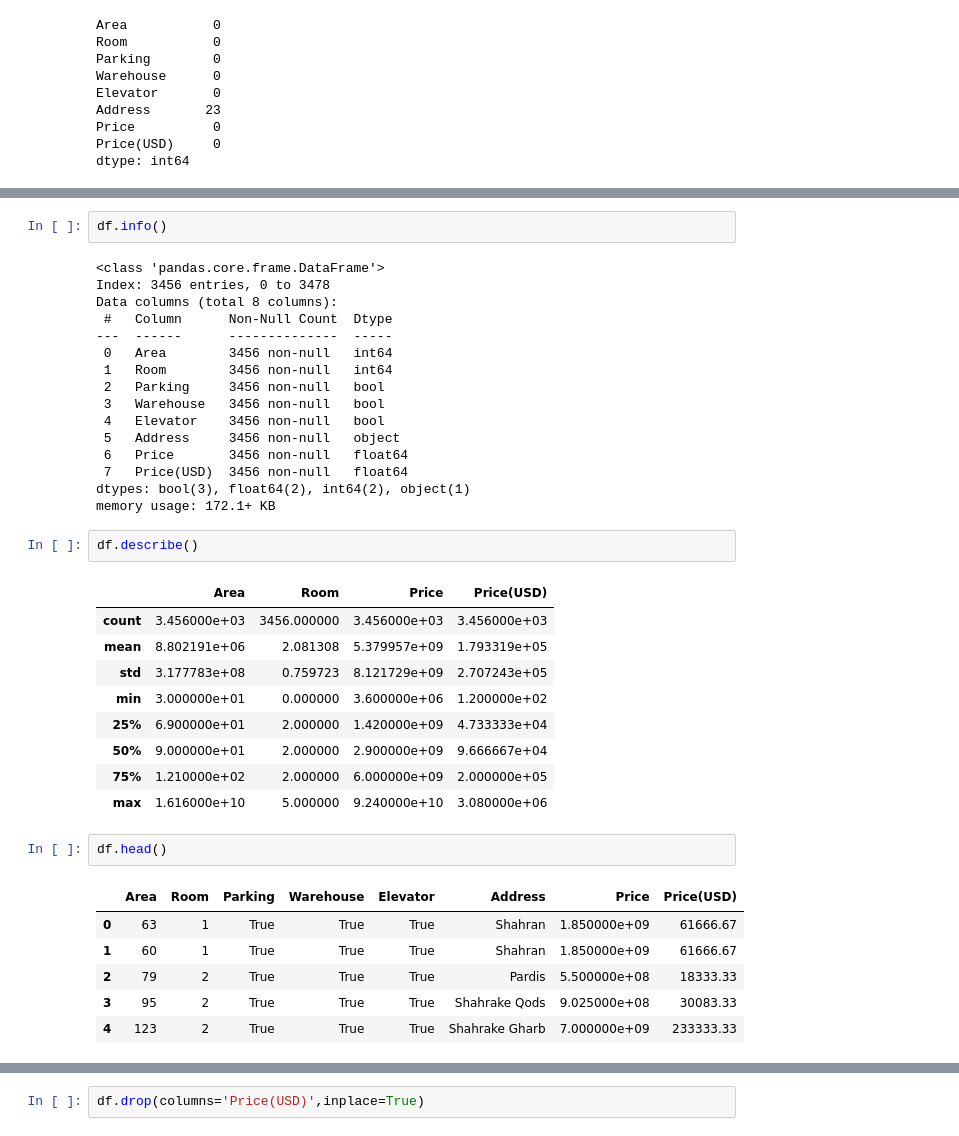
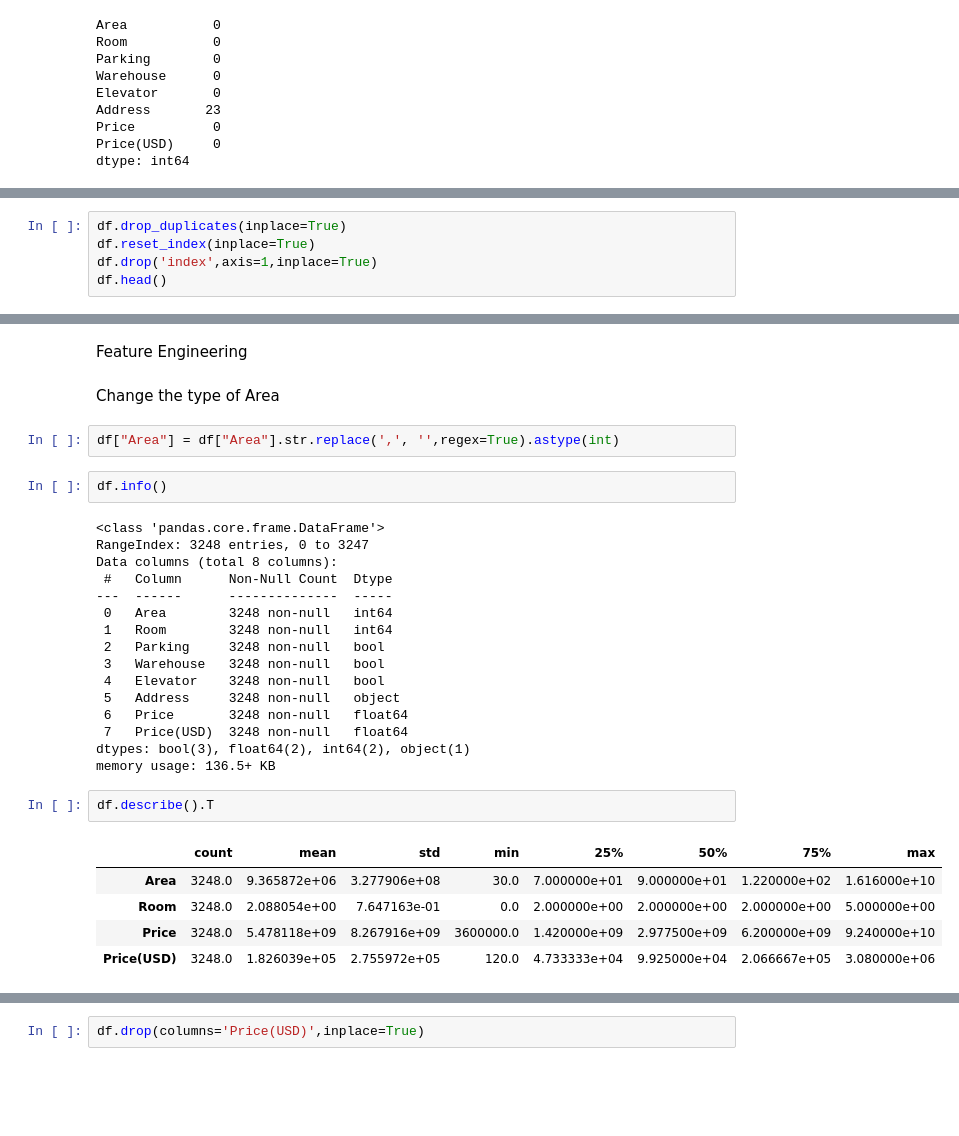
Before and after one commit to sajjadkhazaei/house-prices-in-tehran, a Jupyter notebook: house prices.ipynb, the cells around one changed output, grey strips where cells are left out. Saved outputs shown, nothing was run; the diff lists cells and outputs as text; blank space fills up the shorter version.

```diff
--- a/house prices.ipynb
+++ b/house prices.ipynb
@@ -59,0 +88,5 @@ df.dropna(inplace=True)
+# %%
+df.drop_duplicates(inplace=True)
+df.reset_index(inplace=True)
+df.drop('index',axis=1,inplace=True)
+df.head()
@@ -60,39 +118,32 @@ df.dropna(inplace=True)
+# %% [markdown]
+Feature Engineering
+# %% [markdown]
+Change the type of Area
+# %%
+df["Area"] = df["Area"].str.replace(',', '',regex=True).astype(int)
 # %%
 df.info()
 # %% [output]
 <class 'pandas.core.frame.DataFrame'>
-Index: 3456 entries, 0 to 3478
+RangeIndex: 3248 entries, 0 to 3247
 Data columns (total 8 columns):
  #   Column      Non-Null Count  Dtype
 ---  ------      --------------  -----
- 0   Area        3456 non-null   int64
- 1   Room        3456 non-null   int64
- 2   Parking     3456 non-null   bool
- 3   Warehouse   3456 non-null   bool
- 4   Elevator    3456 non-null   bool
- 5   Address     3456 non-null   object
- 6   Price       3456 non-null   float64
- 7   Price(USD)  3456 non-null   float64
+ 0   Area        3248 non-null   int64
+ 1   Room        3248 non-null   int64
+ 2   Parking     3248 non-null   bool
+ 3   Warehouse   3248 non-null   bool
+ 4   Elevator    3248 non-null   bool
+ 5   Address     3248 non-null   object
+ 6   Price       3248 non-null   float64
+ 7   Price(USD)  3248 non-null   float64
 dtypes: bool(3), float64(2), int64(2), object(1)
-memory usage: 172.1+ KB
+memory usage: 136.5+ KB
 # %%
-df.describe()
+df.describe().T
 # %% [output]
-|  | Area | Room | Price | Price(USD) |
-| count | 3.456000e+03 | 3456.000000 | 3.456000e+03 | 3.456000e+03 |
-| mean | 8.802191e+06 | 2.081308 | 5.379957e+09 | 1.793319e+05 |
-| std | 3.177783e+08 | 0.759723 | 8.121729e+09 | 2.707243e+05 |
-| min | 3.000000e+01 | 0.000000 | 3.600000e+06 | 1.200000e+02 |
-| 25% | 6.900000e+01 | 2.000000 | 1.420000e+09 | 4.733333e+04 |
-| 50% | 9.000000e+01 | 2.000000 | 2.900000e+09 | 9.666667e+04 |
-| 75% | 1.210000e+02 | 2.000000 | 6.000000e+09 | 2.000000e+05 |
-| max | 1.616000e+10 | 5.000000 | 9.240000e+10 | 3.080000e+06 |
+|  | count | mean | std | min | 25% | 50% | 75% | max |
+| Area | 3248.0 | 9.365872e+06 | 3.277906e+08 | 30.0 | 7.000000e+01 | 9.000000e+01 | 1.220000e+02 | 1.616000e+10 |
+| Room | 3248.0 | 2.088054e+00 | 7.647163e-01 | 0.0 | 2.000000e+00 | 2.000000e+00 | 2.000000e+00 | 5.000000e+00 |
+| Price | 3248.0 | 5.478118e+09 | 8.267916e+09 | 3600000.0 | 1.420000e+09 | 2.977500e+09 | 6.200000e+09 | 9.240000e+10 |
+| Price(USD) | 3248.0 | 1.826039e+05 | 2.755972e+05 | 120.0 | 4.733333e+04 | 9.925000e+04 | 2.066667e+05 | 3.080000e+06 |
-# %%
-df.head()
-# %% [output]
-|  | Area | Room | Parking | Warehouse | Elevator | Address | Price | Price(USD) |
-| 0 | 63 | 1 | True | True | True | Shahran | 1.850000e+09 | 61666.67 |
-| 1 | 60 | 1 | True | True | True | Shahran | 1.850000e+09 | 61666.67 |
-| 2 | 79 | 2 | True | True | True | Pardis | 5.500000e+08 | 18333.33 |
-| 3 | 95 | 2 | True | True | True | Shahrake Qods | 9.025000e+08 | 30083.33 |
-| 4 | 123 | 2 | True | True | True | Shahrake Gharb | 7.000000e+09 | 233333.33 |
```
Also changed, not shown: parts of 33 cells of this notebook.
